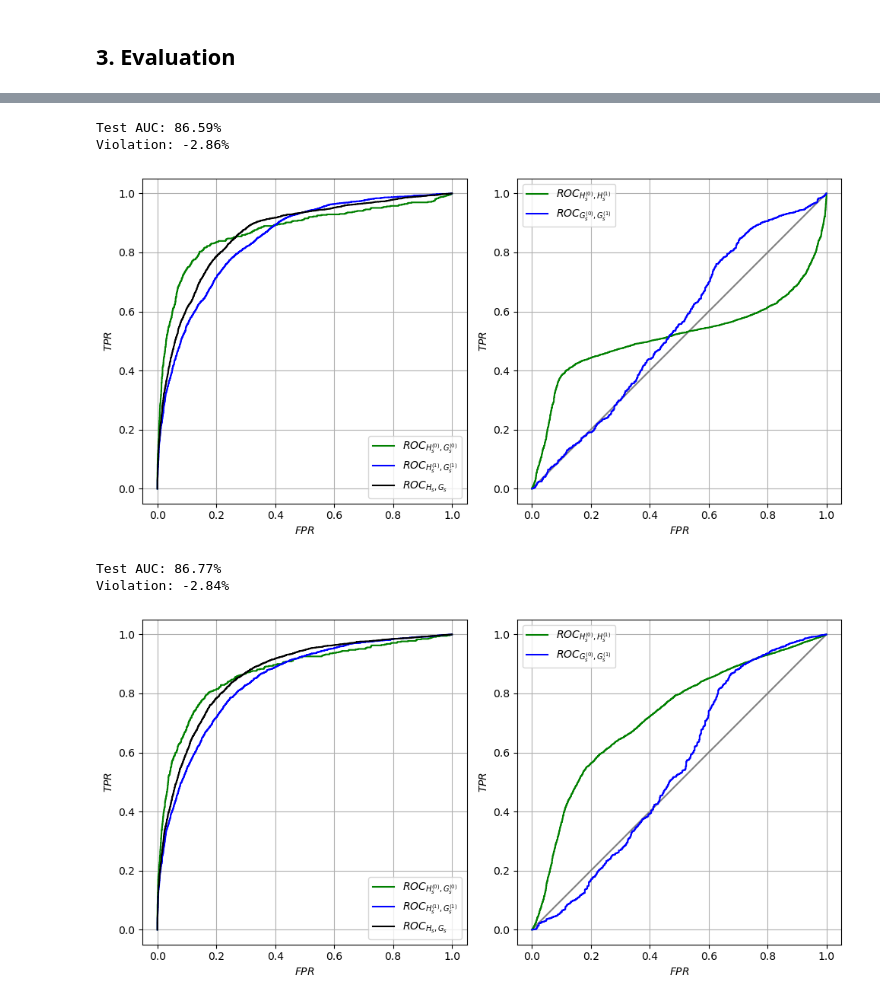
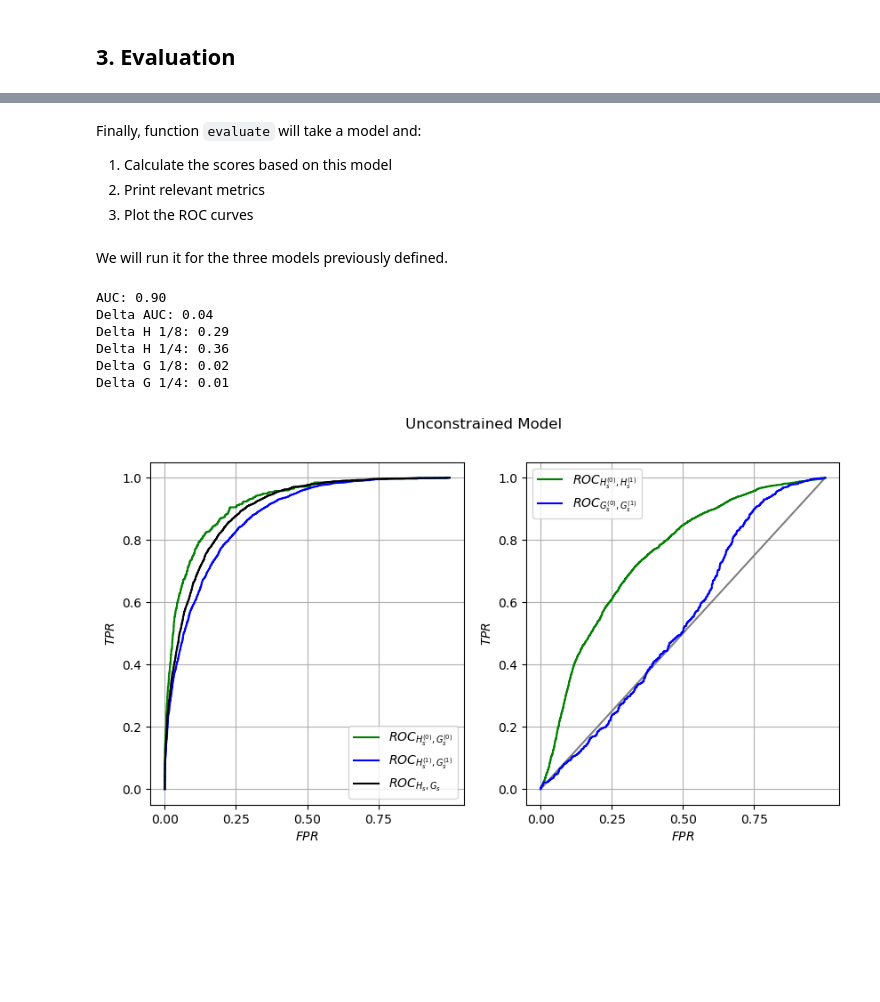
Before and after one commit to alexandremr01/roc-fairness-constraints, a Jupyter notebook: roc_fairness.ipynb, the cells around one changed output, grey strips where cells are left out. Drawn from its saved outputs; the diff is of its cells as text; code cells hidden in the pictures; blank space fills up the shorter version.

```diff
--- a/roc_fairness.ipynb
+++ b/roc_fairness.ipynb
@@ -468,0 +458,6 @@ def auc(scores, classes, B=None):
+# %%
+def pointwise_tpr(scores, groups, alpha):
+    sorted_neg_scores = np.sort(scores[groups == 0])
+    n_neg = (groups == 0).sum()
+    threshold = sorted_neg_scores[math.floor(n_neg*(1-alpha))]
+    return (scores[groups==1] > threshold).mean()
@@ -494,7 +491,6 @@ def plot_evaluation(s_test, Y_test, Z_test):
     for ax in axs:
         ax.set_xlabel("$FPR$")
         ax.set_ylabel("$TPR$")
+        ax.set_xticks(np.arange(0, 1, step=0.25))
         ax.grid()
         ax.legend()
-
-    plt.tight_layout()
@@ -518,22 +497,46 @@ Violation: -3.81%
-# %%
-# 2. AUC constraint
-s_test_auc = model_auc(torch.tensor(X_test).float()).detach().numpy().ravel().astype(float)
-print(f'Test AUC: {auc(s_test_auc, Y_test):.2%}')
-auc_violation = auc(s_test_auc[Z_test==1], Y_test[Z_test==1])-auc(s_test_auc[Z_test==0], Y_test[Z_test==0])
-print(f'Violation: {auc_violation:.2%}')
-plot_evaluation(s_test_auc, Y_test, Z_test)
-# %% [output]
-Test AUC: 86.59%
-Violation: -2.86%
-[figure, removed]
-# %%
-# 3. ROC constraint
-s_test_roc = model_roc(torch.tensor(X_test).float()).detach().numpy().ravel().astype(float)
-print(f'Test AUC: {auc(s_test_roc, Y_test):.2%}')
-auc_violation = auc(s_test_roc[Z_test==1], Y_test[Z_test==1])-auc(s_test_roc[Z_test==0], Y_test[Z_test==0])
-print(f'Violation: {auc_violation:.2%}')
-plot_evaluation(s_test_roc, Y_test, Z_test)
-# %% [output]
-Test AUC: 86.77%
-Violation: -2.84%
-[figure, removed]
+# %% [markdown]
+Finally, function `evaluate` will take a model and:
+
+1. Calculate the scores based on this model
+2. Print relevant metrics
+3. Plot the ROC curves
+# %%
+def evaluate(model, title):
+    scores = model.score(X_test)
+    auc_val = auc(scores, Y_test)
+    auc_0 = auc(scores[Z_test==0], Y_test[Z_test==0])
+    auc_1 = auc(scores[Z_test==1], Y_test[Z_test==1])
+    delta_auc = np.abs(auc_0 - auc_1)
+
+    h_14 = pointwise_tpr(scores[Y_test==-1], Z_test[Y_test==-1], 1/4)
+    h_18 = pointwise_tpr(scores[Y_test==-1], Z_test[Y_test==-1], 1/8)
+    delta_h_14 = np.abs(h_14 - 1/4)
+    delta_h_18 = np.abs(h_18 - 1/8)
+
+    g_14 = pointwise_tpr(scores[Y_test==1], Z_test[Y_test==1], 1/4)
+    g_18 = pointwise_tpr(scores[Y_test==1], Z_test[Y_test==1], 1/8)
+    delta_g_14 = np.abs(g_14 - 1/4)
+    delta_g_18 = np.abs(g_18 - 1/8)
+
+    print(f'AUC: {auc_val:.2f}')
+    print(f'Delta AUC: {delta_auc:.2f}')
+    print(f'Delta H 1/8: {delta_h_18:.2f}')
+    print(f'Delta H 1/4: {delta_h_14:.2f}')
+    print(f'Delta G 1/8: {delta_g_18:.2f}')
+    print(f'Delta G 1/4: {delta_g_14:.2f}')
+
+    plot_evaluation(scores, Y_test, Z_test)
+    plt.suptitle(title)
+    plt.show()
+# %% [markdown]
+We will run it for the three models previously defined.
+# %%
+evaluate(model_noconstraint, 'Unconstrained Model')
+# %% [output]
+AUC: 0.90
+Delta AUC: 0.04
+Delta H 1/8: 0.29
+Delta H 1/4: 0.36
+Delta G 1/8: 0.02
+Delta G 1/4: 0.01
+[figure, added]
```
Also changed, not shown: parts of 45 cells of this notebook.
